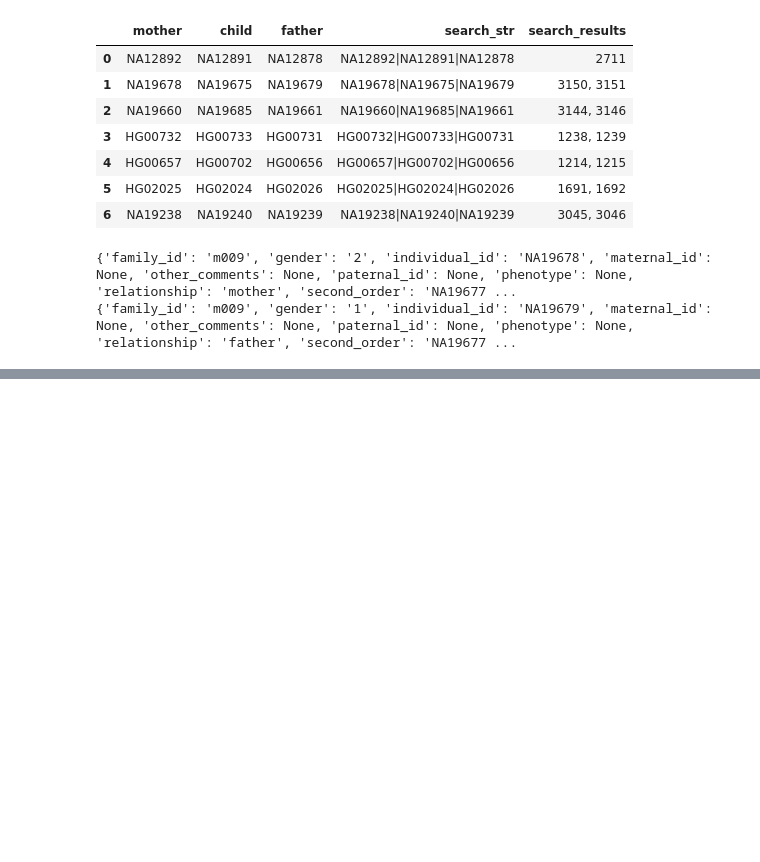
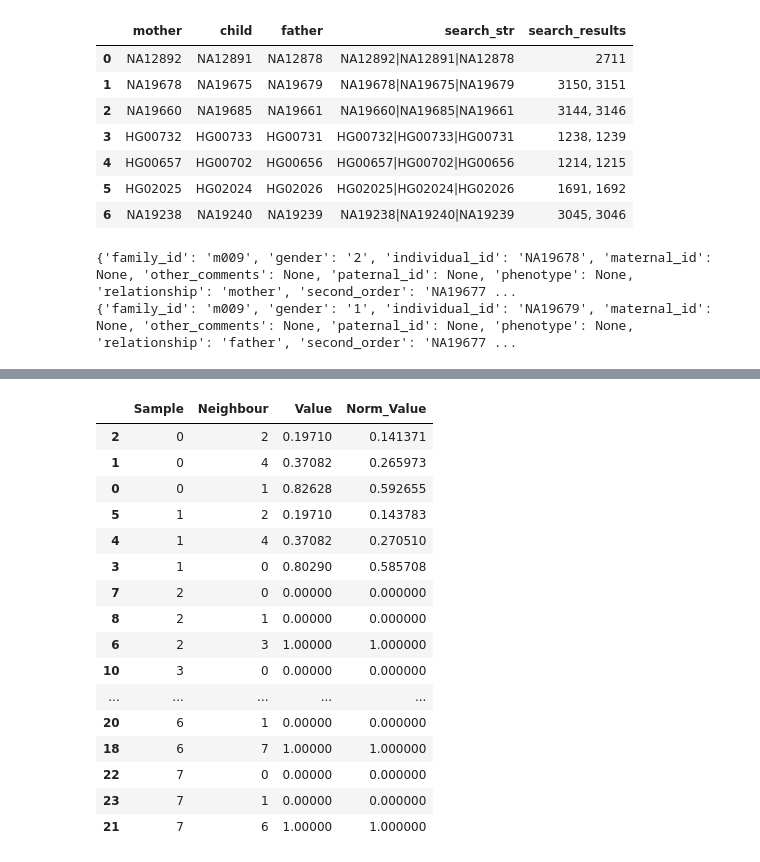
Before and after one commit to duncanMR/pedigrees_project, a Jupyter notebook: 1000_genomes.ipynb, the cells around one changed output, grey strips where cells are left out. Saved outputs shown, nothing was run; the diff lists cells and outputs as text; code cells hidden in the pictures; blank space fills up the shorter version.

```diff
--- a/1000_genomes.ipynb
+++ b/1000_genomes.ipynb
@@ -122,0 +199,8 @@ So for all the other trios besides the first (which is the CEU trio), only the p
+# %%
+ts2 = tskit.load("data/viz_ts_small.trees")
+
+x_limits = [5000, 15000]
+# Create evenly-spaced y tick positions to avoid overlap
+y_tick_pos = [0, 3000, 6000, 9000, 12000]
+
+ts2.draw_svg(y_axis=True, y_ticks=y_tick_pos)
@@ -122,0 +258,31 @@ So for all the other trios besides the first (which is the CEU trio), only the p
+# %%
+n = 3
+
+samples = [str(s) for s in ts2.samples()]
+span_df = pd.DataFrame(sample_span.T, columns = samples)
+span_df['sample'] = samples
+span_melted = span_df.melt(id_vars=['sample'])
+span_melted.set_index('sample',drop=True, inplace=True)
+topn = span_melted.groupby('variable')['value'].nlargest(n).reset_index()
+topn.columns = ['Sample','Neighbour','Value']
+topn['Norm_Value'] = topn['Value']/ topn.groupby('Sample')['Value'].transform('sum')
+topn = topn.sort_values(['Sample', 'Norm_Value'], ascending=True)
+topn
+# %% [output]
+|  | Sample | Neighbour | Value | Norm_Value |
+| 2 | 0 | 2 | 0.19710 | 0.141371 |
+| 1 | 0 | 4 | 0.37082 | 0.265973 |
+| 0 | 0 | 1 | 0.82628 | 0.592655 |
+| 5 | 1 | 2 | 0.19710 | 0.143783 |
+| 4 | 1 | 4 | 0.37082 | 0.270510 |
+| 3 | 1 | 0 | 0.80290 | 0.585708 |
+| 7 | 2 | 0 | 0.00000 | 0.000000 |
+| 8 | 2 | 1 | 0.00000 | 0.000000 |
+| 6 | 2 | 3 | 1.00000 | 1.000000 |
+| 10 | 3 | 0 | 0.00000 | 0.000000 |
+| ... | ... | ... | ... | ... |
+| 20 | 6 | 1 | 0.00000 | 0.000000 |
+| 18 | 6 | 7 | 1.00000 | 1.000000 |
+| 22 | 7 | 0 | 0.00000 | 0.000000 |
+| 23 | 7 | 1 | 0.00000 | 0.000000 |
+| 21 | 7 | 6 | 1.00000 | 1.000000 |
```
Also changed, not shown: parts of 19 cells of this notebook, 1 other file.
